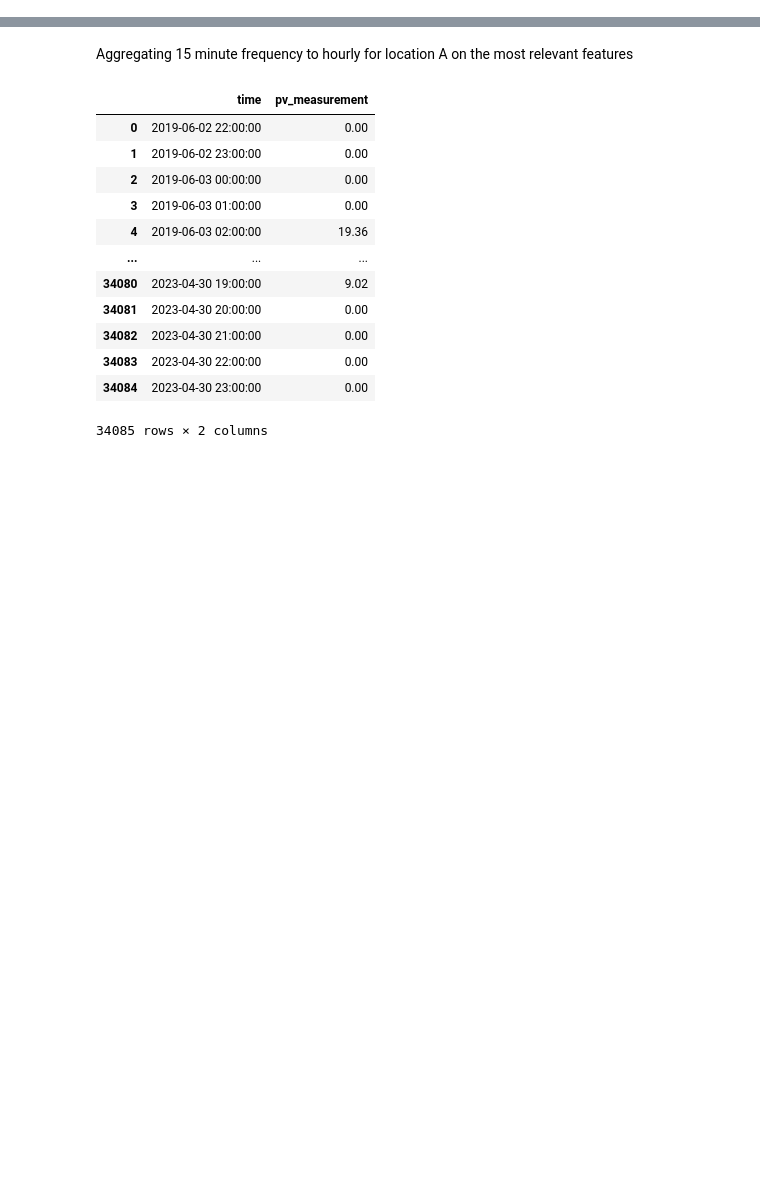
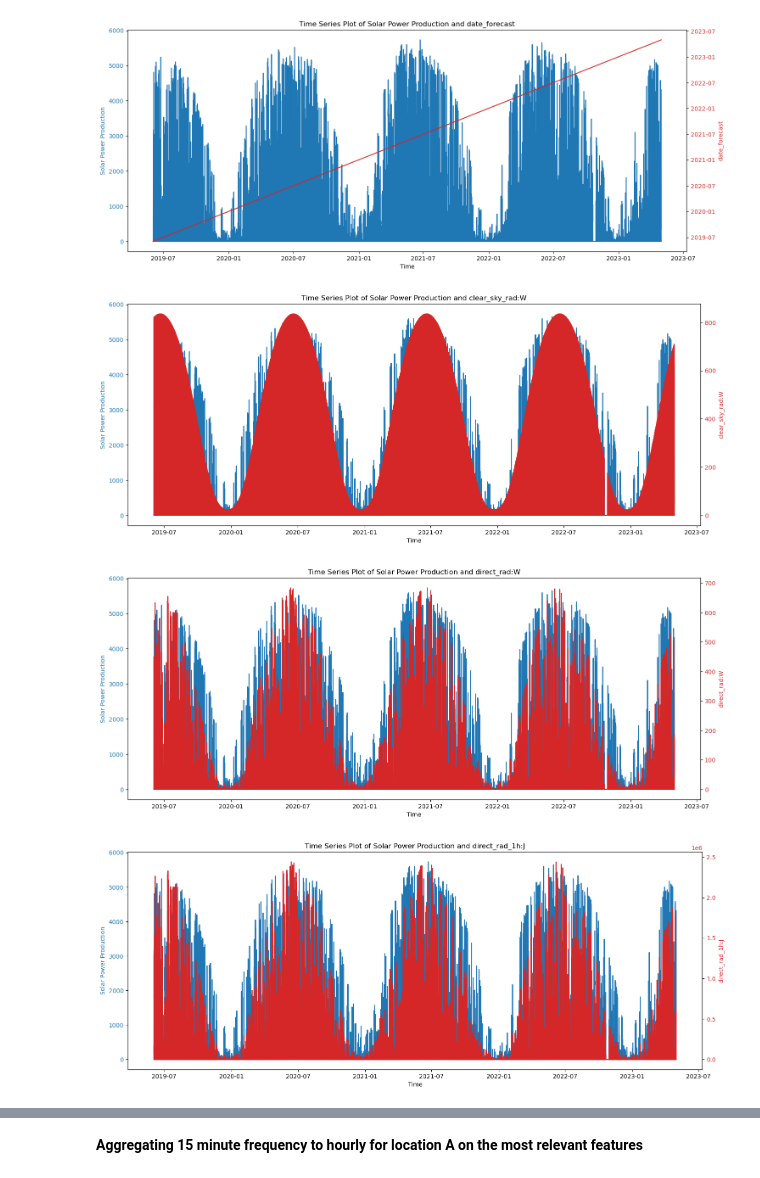
Before and after one commit to henningolweus/MLprosjekt, a Jupyter notebook: data/DataExploration.ipynb, the cells around one changed output, grey strips where cells are left out. Cells and saved outputs as stored; diff of their text form; code cells hidden in the pictures; blank space fills up the shorter version.

```diff
--- a/data/DataExploration.ipynb
+++ b/data/DataExploration.ipynb
@@ -33,0 +287,8 @@ X_test_estimated_c = pd.read_parquet('C/X_test_estimated.parquet')
+# %%
+for feat in highly_relevant:
+    time_series_plot(feat)
+# %% [output]
+[figure, added]
+[figure, added]
+[figure, added]
+[figure, added]
@@ -34,32 +302,2 @@ X_test_estimated_c = pd.read_parquet('C/X_test_estimated.parquet')
 # %% [markdown]
-Aggregating 15 minute frequency to hourly for location A on the most relevant features
+**Aggregating 15 minute frequency to hourly for location A on the most relevant features**
-# %%
-
-aggregation_methods = {
-    'clear_sky_rad:W': 'mean',
-    'direct_rad:W': 'mean',
-    'direct_rad_1h:J': 'last',
-    'diffuse_rad:W': 'mean',
-    'diffuse_rad_1h:J': 'last',
-    'effective_cloud_cover:p': 'mean',
-    'is_day:idx': 'max',
-    'is_in_shadow:idx': 'sum',
-    'sun_elevation:d': 'mean',
-    'total_cloud_cover:p': 'mean'
-}
-
-X_train_observed_a_hourly = .resample('H').agg(aggregation_methods)
-# %% [output]
-|  | time | pv_measurement |
-| 0 | 2019-06-02 22:00:00 | 0.00 |
-| 1 | 2019-06-02 23:00:00 | 0.00 |
-| 2 | 2019-06-03 00:00:00 | 0.00 |
-| 3 | 2019-06-03 01:00:00 | 0.00 |
-| 4 | 2019-06-03 02:00:00 | 19.36 |
-| ... | ... | ... |
-| 34080 | 2023-04-30 19:00:00 | 9.02 |
-| 34081 | 2023-04-30 20:00:00 | 0.00 |
-| 34082 | 2023-04-30 21:00:00 | 0.00 |
-| 34083 | 2023-04-30 22:00:00 | 0.00 |
-| 34084 | 2023-04-30 23:00:00 | 0.00 |
-34085 rows × 2 columns
```
Also changed, not shown: parts of 25 cells of this notebook, 3 other files.
